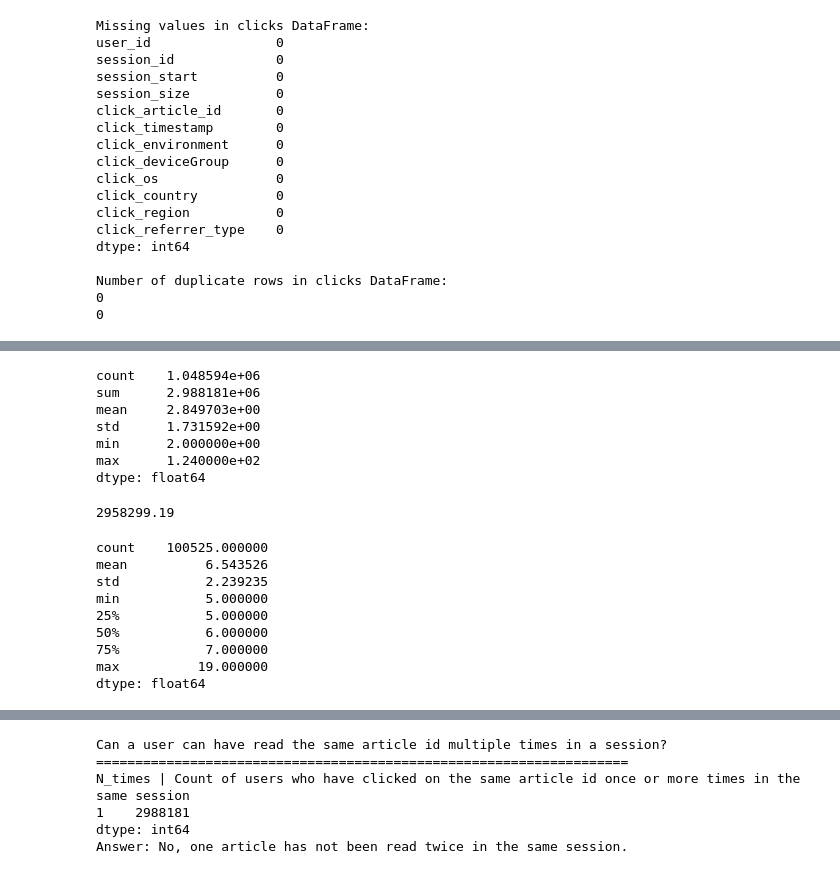
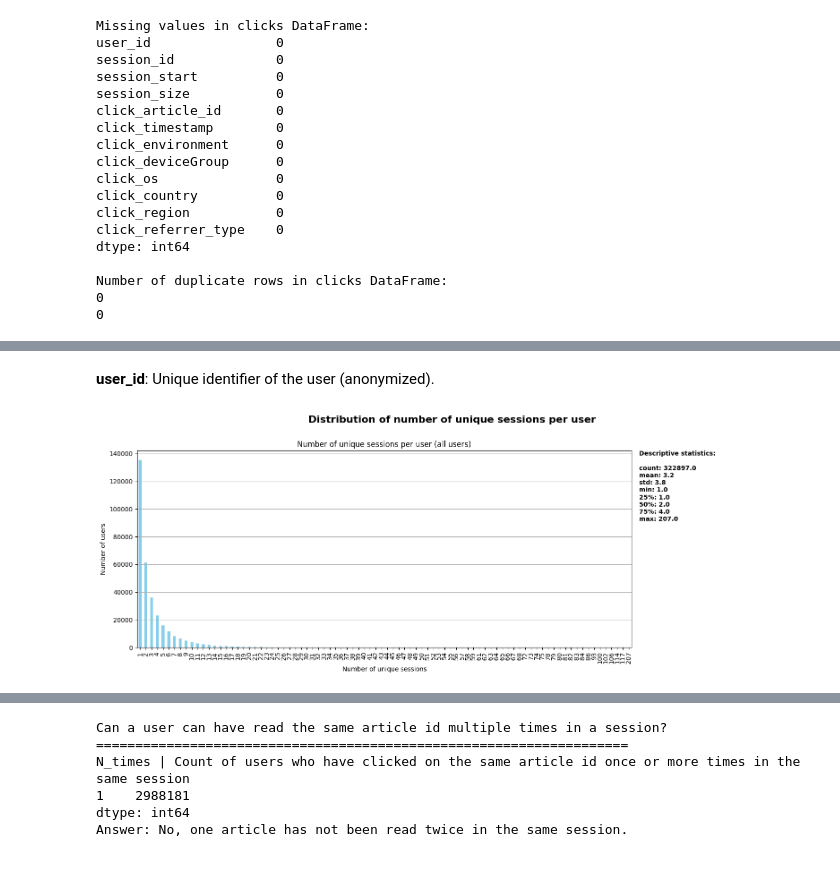
Before and after one commit to Hedredo/oc_p10, a Jupyter notebook: notebooks/main.ipynb, the cells around one changed output, grey strips where cells are left out. Cells and saved outputs as stored; diff of their text form; code cells hidden in the pictures.

```diff
--- a/notebooks/main.ipynb
+++ b/notebooks/main.ipynb
@@ -268,33 +162,42 @@ Pour aller plus loin, il est pertinent de croiser ces variables (ex : engagemen
-# %%
-clicks_df.groupby("session_id").size().aggregate(
-    ["count", "sum", "mean", "std", "min", "max"]
-)
-# %% [output]
-count    1.048594e+06
-sum      2.988181e+06
-mean     2.849703e+00
-std      1.731592e+00
-min      2.000000e+00
-max      1.240000e+02
-dtype: float64
-# %%
-2988181.0 * 0.99
-# %% [output]
-2958299.19
-# %%
-(
-    clicks_df.groupby("session_id")
-    .size()
-    .pipe(lambda s: s[(s <= s.quantile(0.999)) & (s >= 5)])
-    .describe()
-)
-# %% [output]
-count    100525.000000
-mean          6.543526
-std           2.239235
-min           5.000000
-25%           5.000000
-50%           6.000000
-75%           7.000000
-max          19.000000
-dtype: float64
+# %% [markdown]
+**user_id**: Unique identifier of the user (anonymized).
+# %%
+fig, ax = plt.subplots(1, 2, figsize=(16, 6), gridspec_kw={"width_ratios": [3, 1]})
+
+df = clicks_df.groupby("user_id")["session_id"].nunique()
+
+fig.suptitle(
+    "Distribution of number of unique sessions per user",
+    fontsize=16,
+    fontweight="bold",
+)
+
+df.value_counts().sort_index().plot(
+    kind="bar",
+    title="Number of unique sessions per user (all users)",
+    ax=ax[0],
+    color="skyblue",
+)
+ax[0].set_xlabel("Number of unique sessions")
+ax[0].set_ylabel("Number of users")
+ax[0].grid(axis="y")
+
+stats_text = "\n".join([f"{key}: {value:.1f}" for key, value in df.describe().items()])
+stats_text = "Descriptive statistics:\n\n" + stats_text
+
+ax[1].text(
+    0.0,
+    1.0,
+    stats_text,
+    transform=ax[1].transAxes,
+    fontsize=10,
+    fontweight="bold",
+    verticalalignment="top",
+    horizontalalignment="left",
+)
+ax[1].axis("off")
+
+plt.tight_layout(rect=[0, 0, 1, 0.97])
+plt.show()
+# %% [output]
+[figure, added]
```
Also changed, not shown: parts of 41 cells of this notebook.
